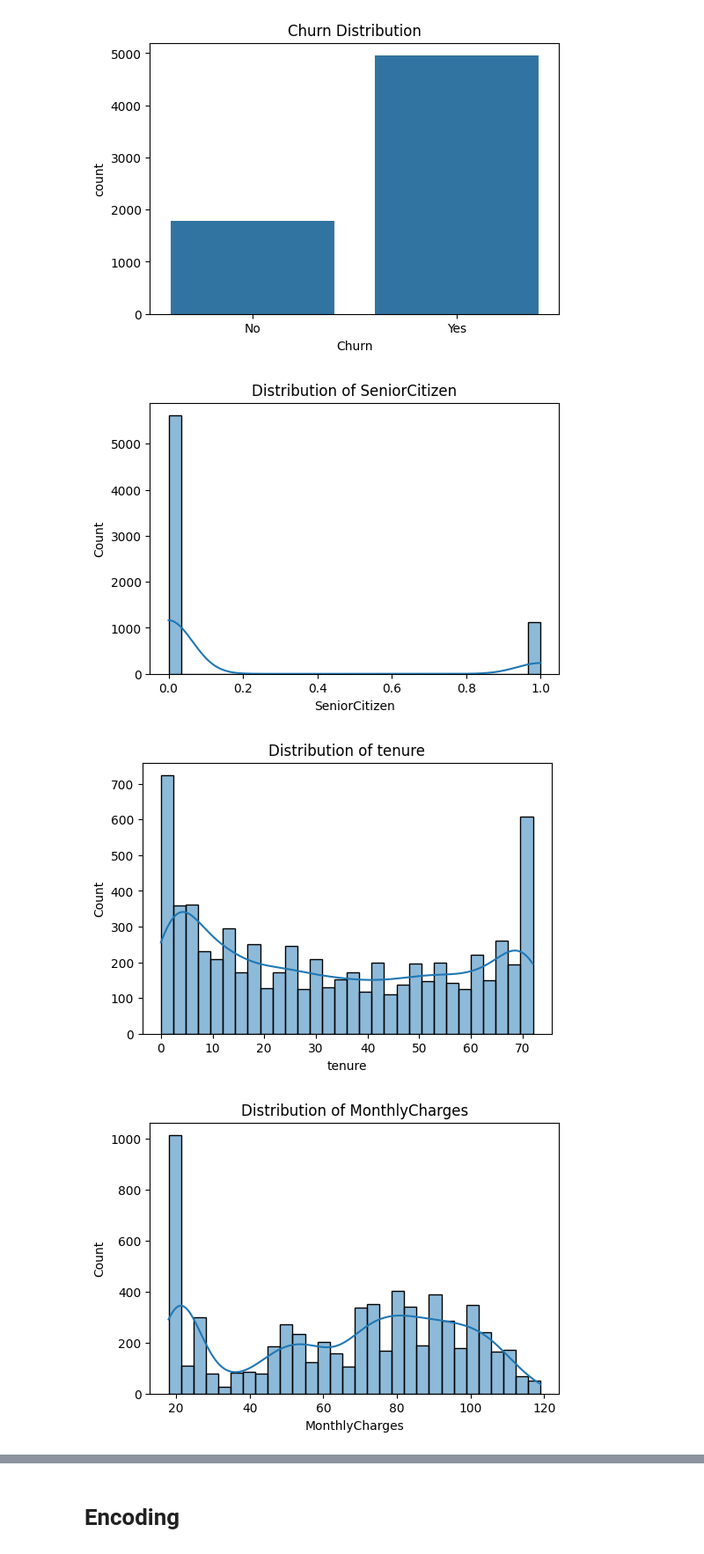
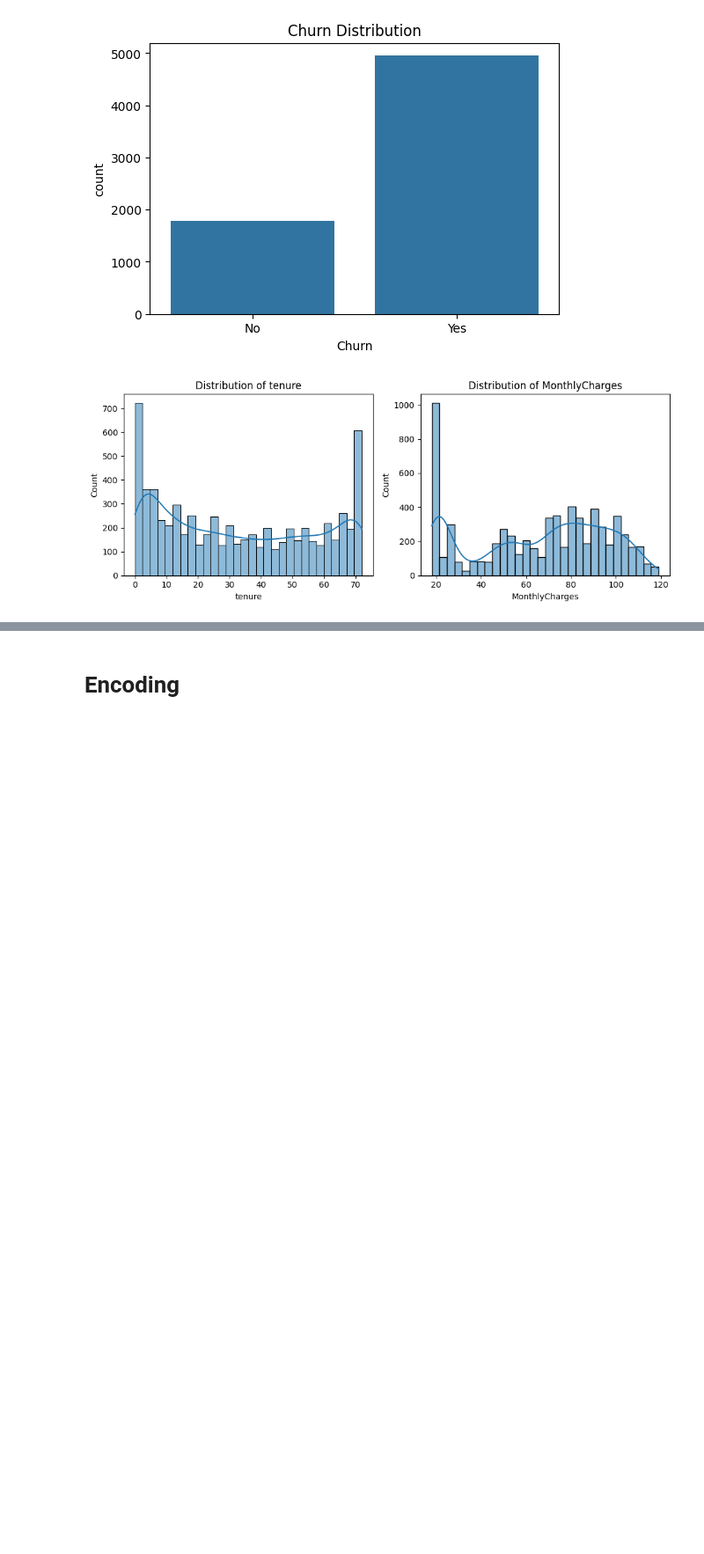
Before and after one commit to anilkhadka999/churn-analysis, a Jupyter notebook: Churn.ipynb, the cells around one changed output, grey strips where cells are left out. Shown at 88% size. Drawn from its saved outputs; the diff is of its cells as text; code cells hidden in the pictures; blank space fills up the shorter version.

```diff
--- a/Churn.ipynb
+++ b/Churn.ipynb
@@ -164,3 +167,7 @@ summary
 | Churn | object | 0 | 0.0 | 2 |
 # %% [markdown]
 # Data exploration
+# %%
+df_clean['SeniorCitizen'] = df_clean['SeniorCitizen'].map({1: 'Yes', 0: 'No'}).astype(object)
+print(df_clean['SeniorCitizen'].value_counts())
+print(f"New dtype for SeniorCitizen: {df_clean['SeniorCitizen'].dtype}")
@@ -228,13 +240,19 @@ plt.show()
 # %% [output]
 [figure]
 # %%
-for col in numeric_cols:
-    plt.figure(figsize=(6, 4))
+num_plots = len(numeric_cols)
+n_cols = 3
+n_rows = (num_plots + n_cols - 1) // n_cols
+
+plt.figure(figsize=(n_cols * 5, n_rows * 4))
+
+for i, col in enumerate(numeric_cols):
+    plt.subplot(n_rows, n_cols, i + 1)
     sns.histplot(df_clean[col], kde=True, bins=30)
     plt.title(f"Distribution of {col}")
-    plt.show()
+    plt.tight_layout()
+
+plt.show()
 # %% [output]
-[figure, old version]
+[figure, new version]
-[figure, removed]
-[figure, removed]
 # %%
```
Also changed, not shown: parts of 19 cells of this notebook.
